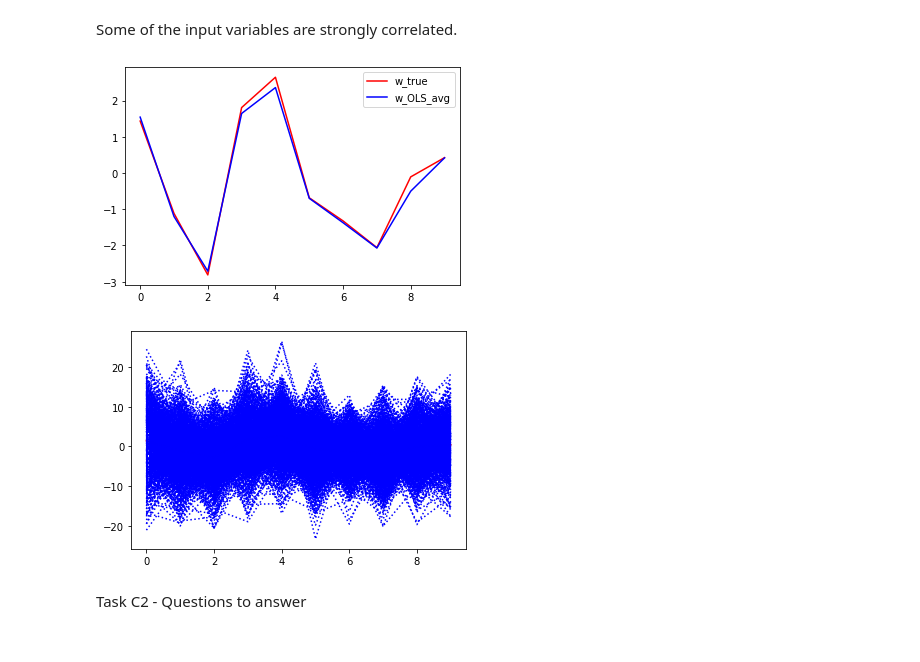
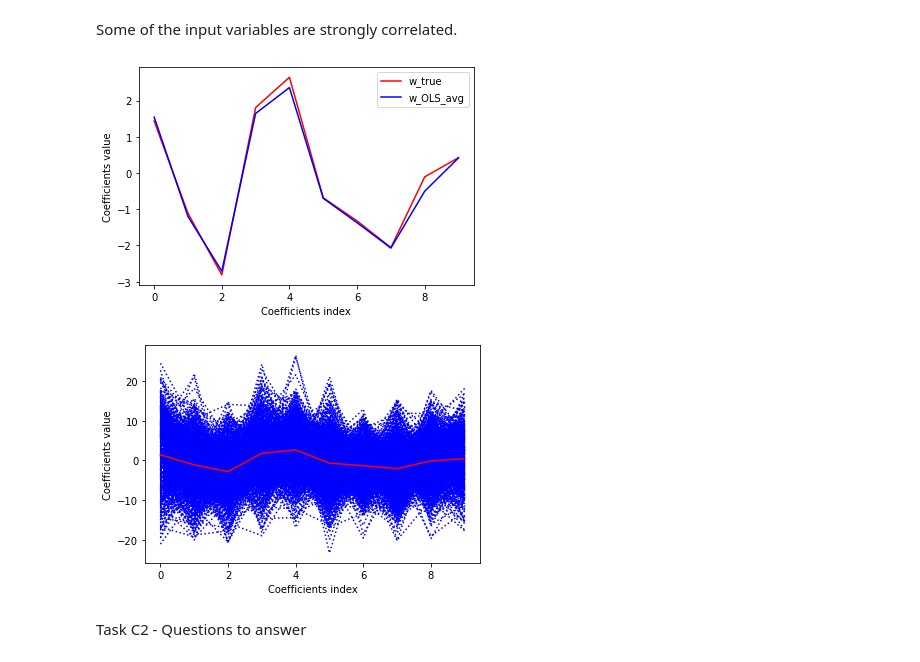
Before and after one commit to sergiolives19/Statistical-Inference, a Jupyter notebook: assignment5.ipynb, the cells around one changed output. Saved outputs shown, nothing was run; the diff lists cells and outputs as text; code cells hidden in the pictures.

```diff
--- a/assignment5.ipynb
+++ b/assignment5.ipynb
@@ -479,16 +479,20 @@ for i in range(d):
 plt.plot(w_true, 'r-')
 plt.plot(w_OLS_avg, 'b-')
 plt.legend(labels=['w_true', 'w_OLS_avg'])
+plt.xlabel('Coefficients index')
+plt.ylabel('Coefficients value')
 plt.show()
 # %% [output]
-[figure, old version]
+[figure, new version]
 # %%
-plt.plot(w_true, 'r-')
 for b in range(B):
   plt.plot(w_OLS_matrix[:, b], 'b:')
+plt.plot(w_true, 'r-')
+plt.xlabel('Coefficients index')
+plt.ylabel('Coefficients value')
 plt.show()
 # %% [output]
-[figure, old version]
+[figure, new version]
 # %% [markdown]
 Task C2 - Questions to answer
 # %% [markdown]
```
Also changed, not shown: parts of 1 cell of this notebook.
